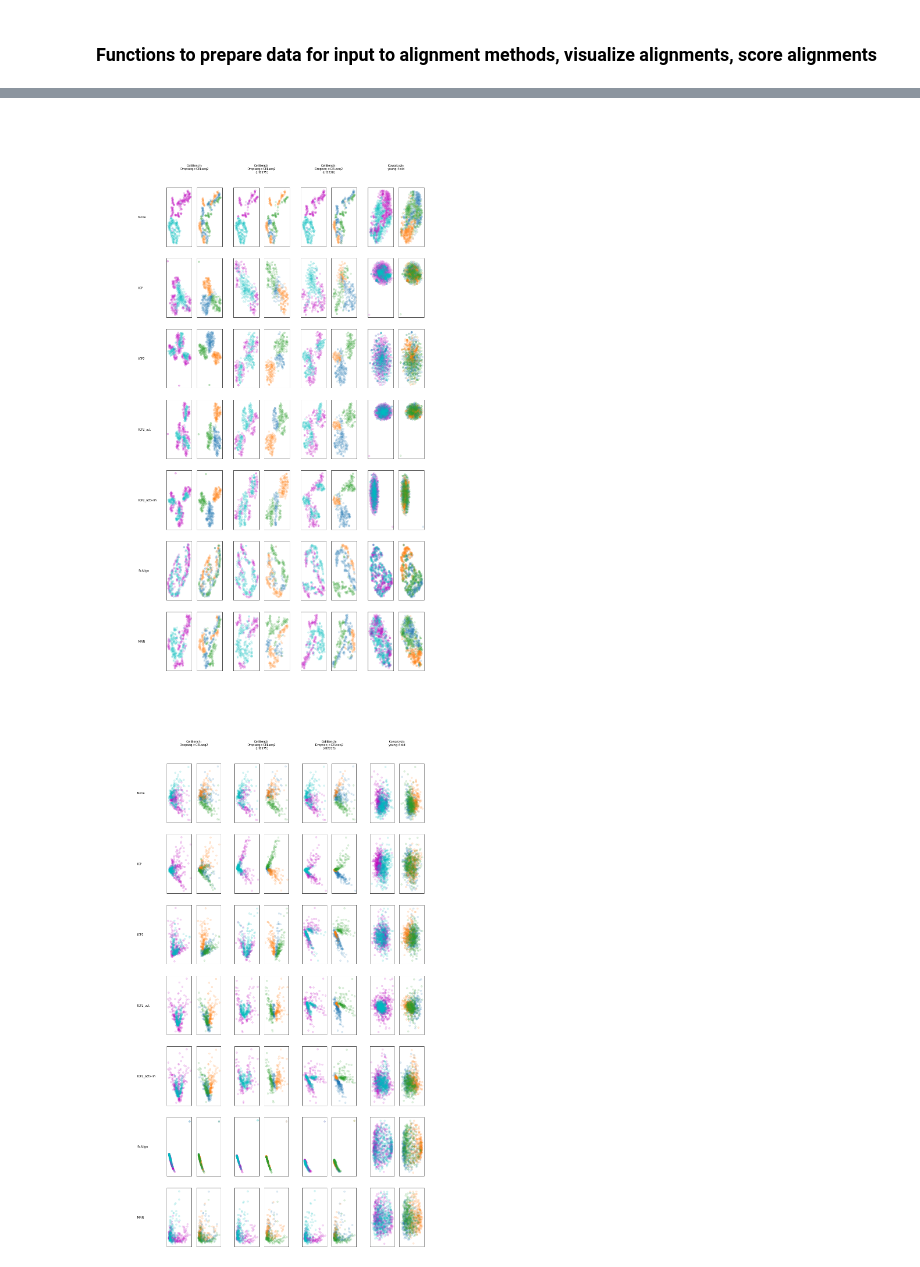
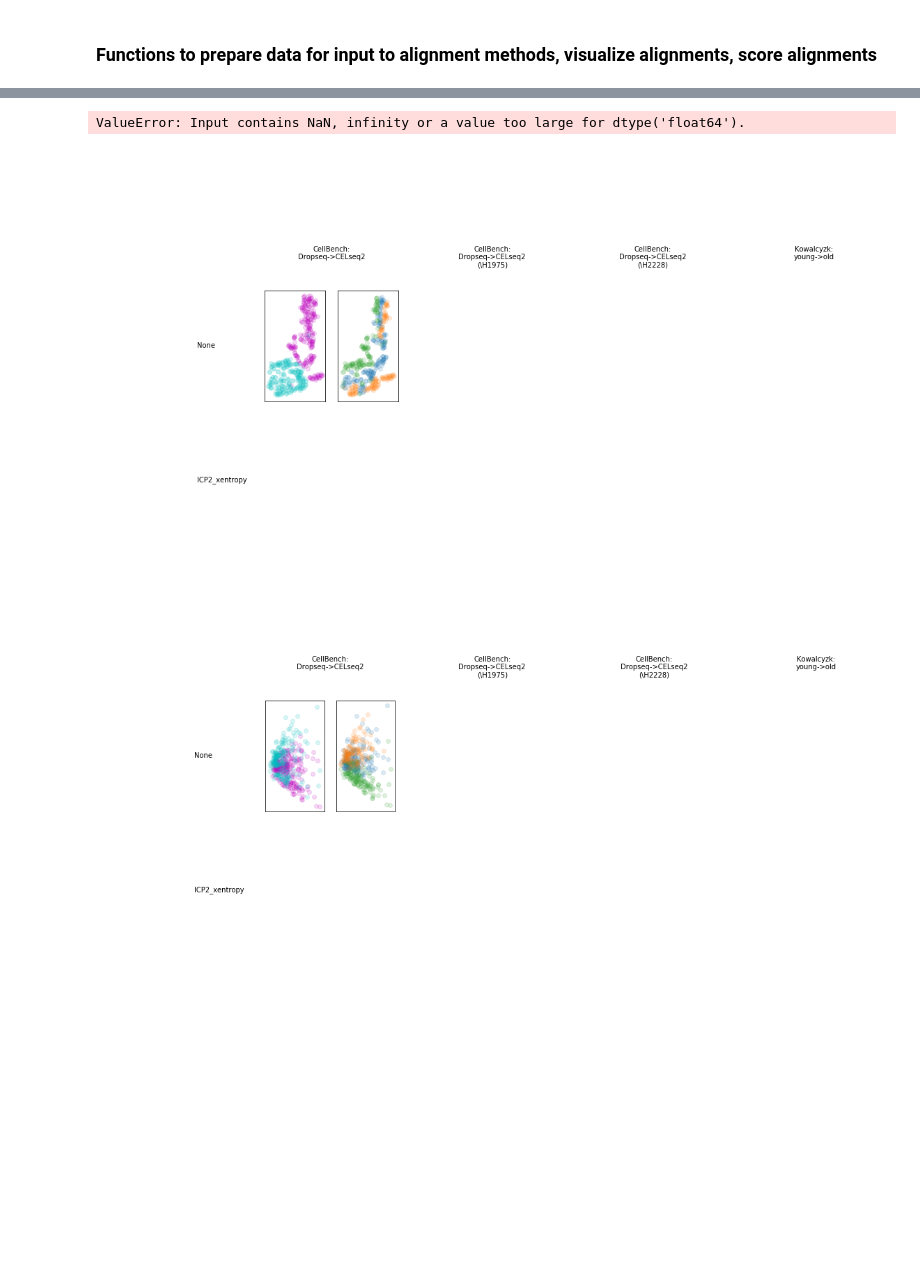
Before and after one commit to AmirAlavi/sc-alignment-benchmarking, a Jupyter notebook: data-alignment-comparisons.ipynb, the cells around one changed output, grey strips where cells are left out. Drawn from its saved outputs; the diff is of its cells as text; code cells hidden in the pictures; blank space fills up the shorter version.

Commit message:
Implemented new xentropy loss, needs debugging
Importing into a VS Code notebook to debug

```diff
--- a/data-alignment-comparisons.ipynb
+++ b/data-alignment-comparisons.ipynb
@@ -353,7 +353,8 @@ for task in alignment_tasks:
     print(task)
 # Select alignment methods:
 #methods = [None, 'MNN']
-methods = ['None', 'ICP', 'ICP2', 'ICP2_act', 'ICP2_act+lin', 'ScAlign', 'MNN']
+#methods = ['None', 'ICP', 'ICP2', 'ICP2_act+lin', 'ICP2_xentropy', 'ScAlign', 'MNN']
+methods = ['None', 'ICP2_xentropy']
 #methods = [None, 'ScAlign']
 #methods = [None, 'MNN']
 
@@ -435,7 +436,7 @@ for j, task in enumerate(alignment_tasks):
             plot_embedding(task_adata, 'TSNE', task, fig, outer_grid, i+1, j+1)
             plot_embedding(task_adata, 'PCA', task, pca_fig, pca_outer_grid, i+1, j+1)
             lisi_scores.append(metrics.lisi2(task_adata.obsm['PCA'], task_adata.obs, [task.batch_key, task.ct_key], perplexity=30))
-        elif method == 'ICP' or method == 'ICP2' or method=='ICP2_act' or method == 'ICP2_act+lin':
+        elif method == 'ICP' or method == 'ICP2' or method=='ICP2_act' or method == 'ICP2_act+lin' or method == 'ICP2_xentropy':
             A, B, type_index_dict, combined_meta = get_source_target(datasets, task.ds_key,
                                                                      task.batch_key, task.ct_key,
                                                                      task.source_batch, task.target_batch,
@@ -453,6 +454,9 @@ for j, task in enumerate(alignment_tasks):
             elif method == 'ICP2_act+lin':
                 loss_fcn = partial(icp.relaxed_match_loss, source_match_threshold=0.5)
                 aligner = icp.ICP(A, B, type_index_dict, n_layers=2, act='tanh', loss_function=loss_fcn, max_iters=200, verbose=False)
+            elif method == 'ICP2_xentropy':
+                loss_fcn = partial(icp.relaxed_match_loss, source_match_threshold=0.5)# ignored
+                aligner = icp.ICP(A, B, type_index_dict, loss_function=loss_fcn, max_iters=200, verbose=False, use_xentropy_loss=True)
             aligner_fcn = lambda x: aligner(torch.from_numpy(x).float()).detach().numpy()
             #standardizing because it was fitted with standardized data (see ICP code)
             scaler = StandardScaler().fit(np.concatenate((A,B)))
@@ -552,2 +557,3 @@ Done.
+ValueError: Input contains NaN, infinity or a value too large for dtype('float64').
-[figure, old version]
+[figure, new version]
-[figure, old version]
+[figure, new version]
```
Also changed, not shown: parts of 24 cells of this notebook, 1 other file.
